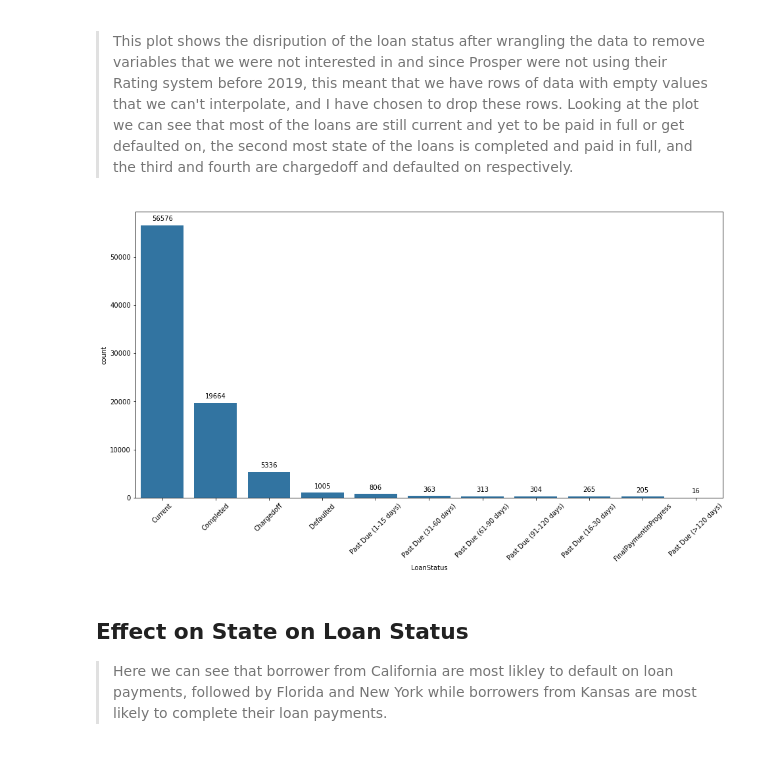
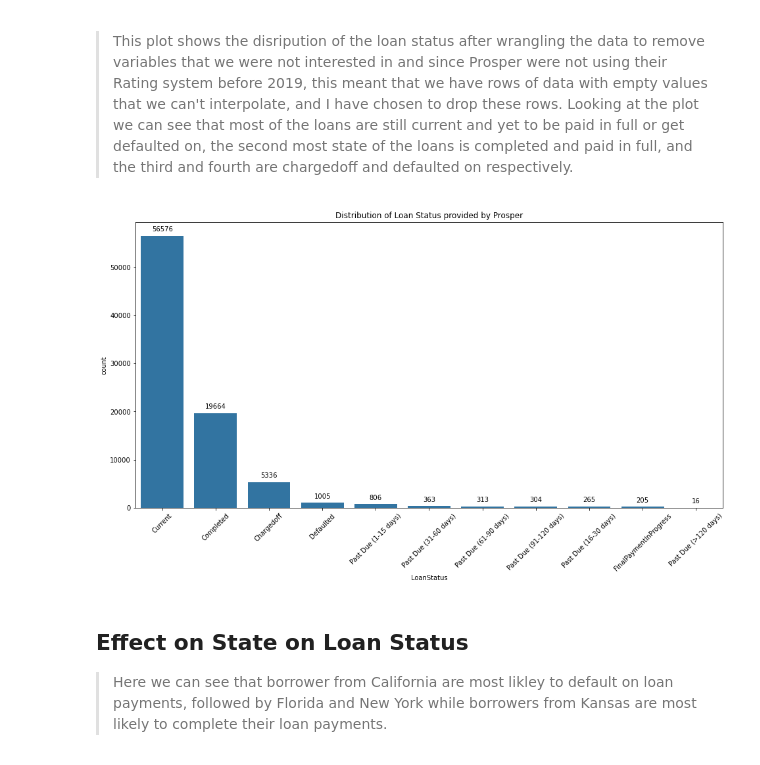
Before and after one commit to Abanoub-A-Girgis/Udacity-Communicate-Data-Findings, a Jupyter notebook: slide_deck.ipynb, the cells around one changed output. Drawn from its saved outputs; the diff is of its cells as text; code cells hidden in the pictures.

```diff
--- a/slide_deck.ipynb
+++ b/slide_deck.ipynb
@@ -71,14 +71,15 @@ that when the notebook is rendered as http slides, those cells won't show up.
 # %%
 freq_status = df_sub['LoanStatus'].value_counts()
 status_order = freq_status.index
 plt.figure(figsize=[16, 8])
 plt.xticks(rotation=45)
 sb.countplot(data = df_sub, x = 'LoanStatus', color = base_color, order = status_order);
 for i in range (freq_status.shape[0]):
     count = freq_status[i]
     plt.text(i, count+2000, count, ha = 'center', va='top')
+plt.title('Distribution of Loan Status provided by Prosper');
 # %% [output]
-[figure, old version]
+[figure, new version]
 # %% [markdown]
 ## Effect on State on Loan Status
 
```
Also changed, not shown: parts of 3 cells of this notebook, 1 other file.
